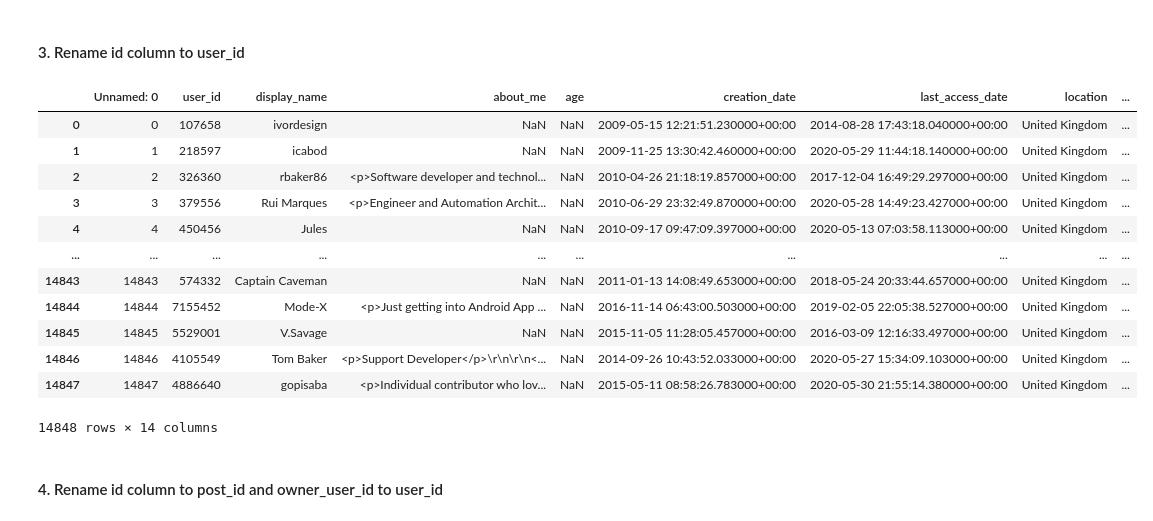
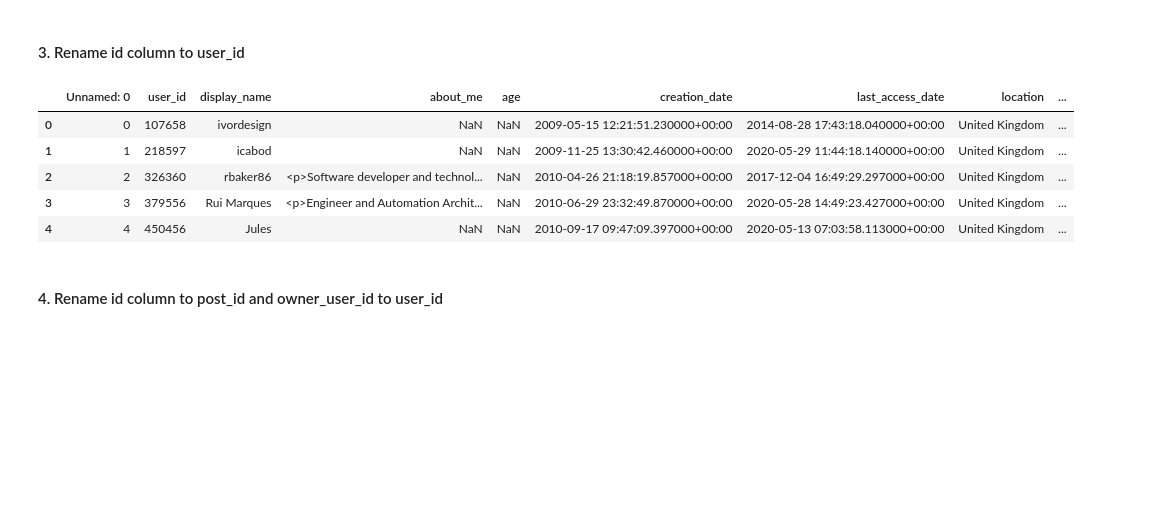
Before and after one commit to ironhack-bcn-data-pt/13-lab-pandas-data-cleaning, a Jupyter notebook: your-code/lab-pandas-data-cleaning.ipynb, the cells around one changed output. Cells and saved outputs as stored; diff of their text form; code cells hidden in the pictures; blank space fills up the shorter version.

```diff
--- a/your-code/lab-pandas-data-cleaning.ipynb
+++ b/your-code/lab-pandas-data-cleaning.ipynb
@@ -18,21 +18,14 @@ df1.head(2)
 #### 3. Rename id column to user_id
 # %%
 df.rename(columns={'id':'user_id'},inplace=True)
-df
+df.head()
 # %% [output]
 |  | Unnamed: 0 | user_id | display_name | about_me | age | creation_date | last_access_date | location | ... |
 | 0 | 0 | 107658 | ivordesign | NaN | NaN | 2009-05-15 12:21:51.230000+00:00 | 2014-08-28 17:43:18.040000+00:00 | United Kingdom | ... |
 | 1 | 1 | 218597 | icabod | NaN | NaN | 2009-11-25 13:30:42.460000+00:00 | 2020-05-29 11:44:18.140000+00:00 | United Kingdom | ... |
 | 2 | 2 | 326360 | rbaker86 | <p>Software developer and technol... | NaN | 2010-04-26 21:18:19.857000+00:00 | 2017-12-04 16:49:29.297000+00:00 | United Kingdom | ... |
 | 3 | 3 | 379556 | Rui Marques | <p>Engineer and Automation Archit... | NaN | 2010-06-29 23:32:49.870000+00:00 | 2020-05-28 14:49:23.427000+00:00 | United Kingdom | ... |
 | 4 | 4 | 450456 | Jules | NaN | NaN | 2010-09-17 09:47:09.397000+00:00 | 2020-05-13 07:03:58.113000+00:00 | United Kingdom | ... |
-| ... | ... | ... | ... | ... | ... | ... | ... | ... | ... |
-| 14843 | 14843 | 574332 | Captain Caveman | NaN | NaN | 2011-01-13 14:08:49.653000+00:00 | 2018-05-24 20:33:44.657000+00:00 | United Kingdom | ... |
-| 14844 | 14844 | 7155452 | Mode-X | <p>Just getting into Android App ... | NaN | 2016-11-14 06:43:00.503000+00:00 | 2019-02-05 22:05:38.527000+00:00 | United Kingdom | ... |
-| 14845 | 14845 | 5529001 | V.Savage | NaN | NaN | 2015-11-05 11:28:05.457000+00:00 | 2016-03-09 12:16:33.497000+00:00 | United Kingdom | ... |
-| 14846 | 14846 | 4105549 | Tom Baker | <p>Support Developer</p>\r\n\r\n<... | NaN | 2014-09-26 10:43:52.033000+00:00 | 2020-05-27 15:34:09.103000+00:00 | United Kingdom | ... |
-| 14847 | 14847 | 4886640 | gopisaba | <p>Individual contributor who lov... | NaN | 2015-05-11 08:58:26.783000+00:00 | 2020-05-30 21:55:14.380000+00:00 | United Kingdom | ... |
-14848 rows × 14 columns
 # %% [markdown]
 #### 4. Rename id column to post_id and owner_user_id to user_id
 # %%
```
Also changed, not shown: parts of 25 cells of this notebook.
